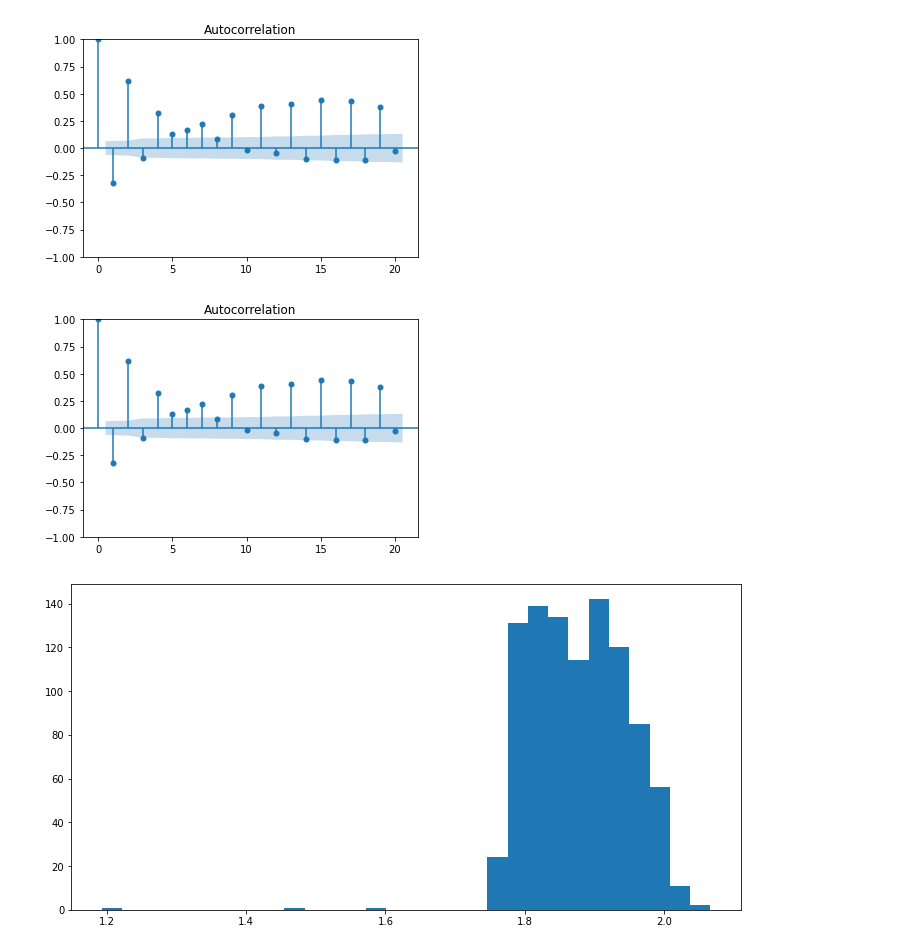
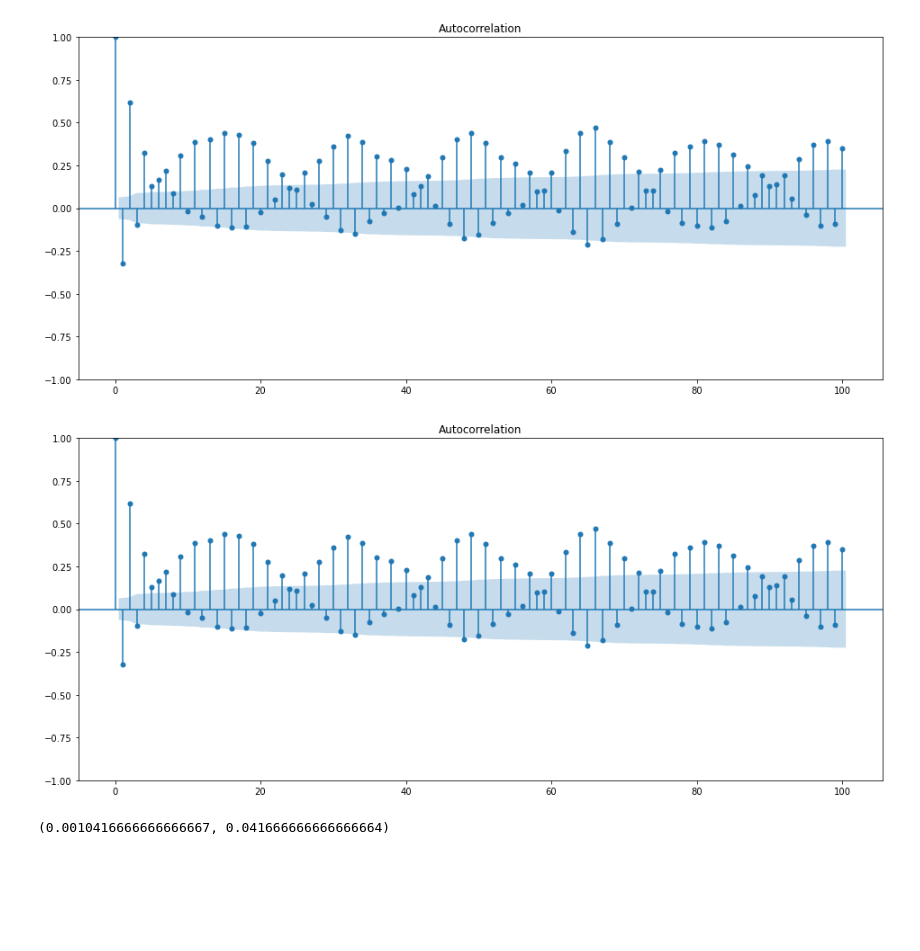
Before and after one commit to GStechschulte/energy-efficiency, a Jupyter notebook: EDA/gassmann_load_profiles/uv_sigma_line_eg.ipynb, the cells around one changed output. Drawn from its saved outputs; the diff is of its cells as text; code cells hidden in the pictures; blank space fills up the shorter version.

```diff
--- a/EDA/gassmann_load_profiles/uv_sigma_line_eg.ipynb
+++ b/EDA/gassmann_load_profiles/uv_sigma_line_eg.ipynb
@@ -9,6 +9,6 @@ import seaborn as sns
 import plotly.express as px
 from statsmodels.graphics.tsaplots import plot_acf
 # %%
-df_1T = query_table(table='uv_sigma_line_eg_15T')
+df = query_table(table='uv_sigma_line_eg_15T')
 # %%
 px.line(
@@ -18,14 +18,29 @@ px.line(
         'x': 'Time',
         'y': 'kW'
     })
-# %%
-plot_acf(df_1T.kw.values.squeeze(), lags=20)
-# %% [output]
-[figure, removed]
-[figure, removed]
-# %%
-plt.figure(figsize=(12, 6))
-plt.hist(x=df_1T.kw, bins=30)
-plt.show()
-# %% [output]
-[figure, removed]
+# %%
+import numpy as np
+
+time_int_range = np.arange(0, df.shape[0]*15, 15)
+
+df['t'] = time_int_range
+
+df['t_scaled'] = (df['t'] - df['t'].min()) / (df['t'].max() - df['t'].min())
+
+px.line(
+    x=df['t_scaled'], y=df.kw,
+    title='UV EG',
+    labels={
+        'x': 'Time',
+        'y': 'kW'
+    })
+# %%
+fig, ax = plt.subplots(figsize=(16, 7))
+plot_acf(df.kw.values.squeeze(), lags=100, ax=ax)
+# %% [output]
+[figure, added]
+[figure, added]
+# %%
+df['t_scaled'].iloc[1], df['t_scaled'].iloc[40]
+# %% [output]
+(0.0010416666666666667, 0.041666666666666664)
```
Also changed, not shown: parts of 1 cell of this notebook, 16 other files.
